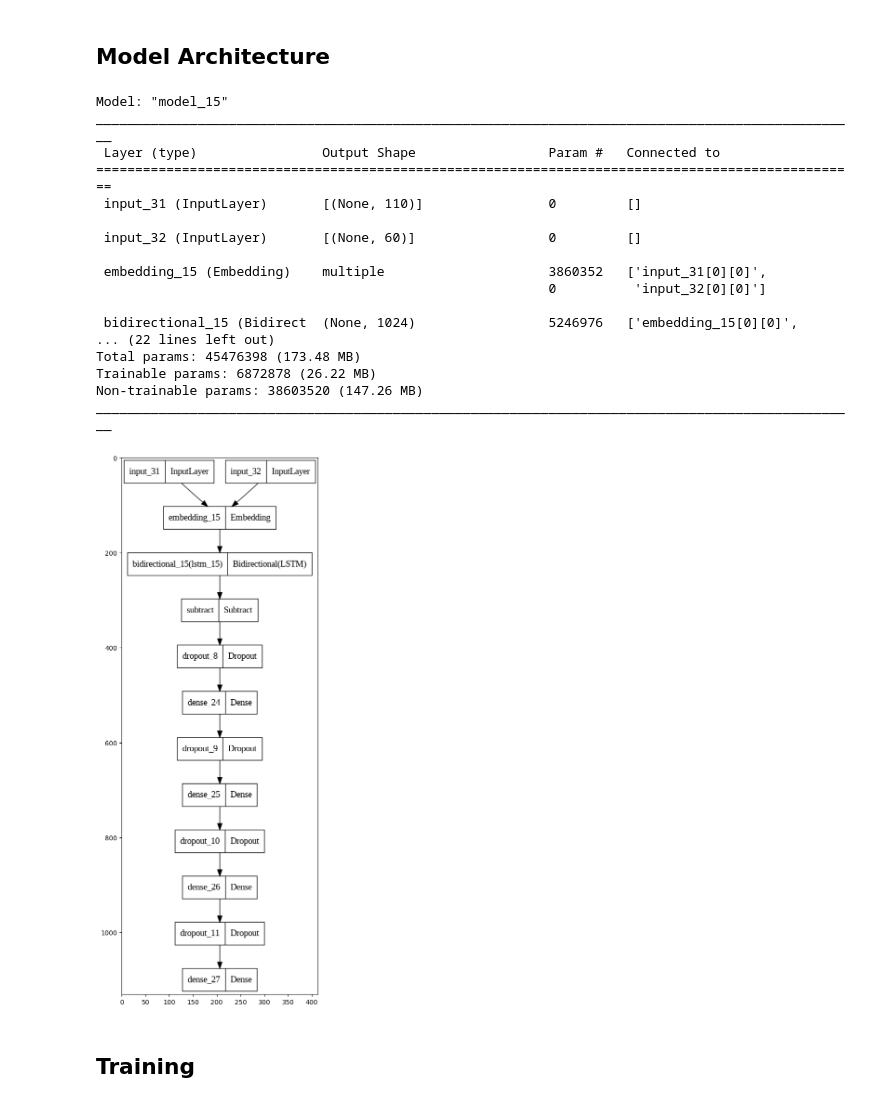
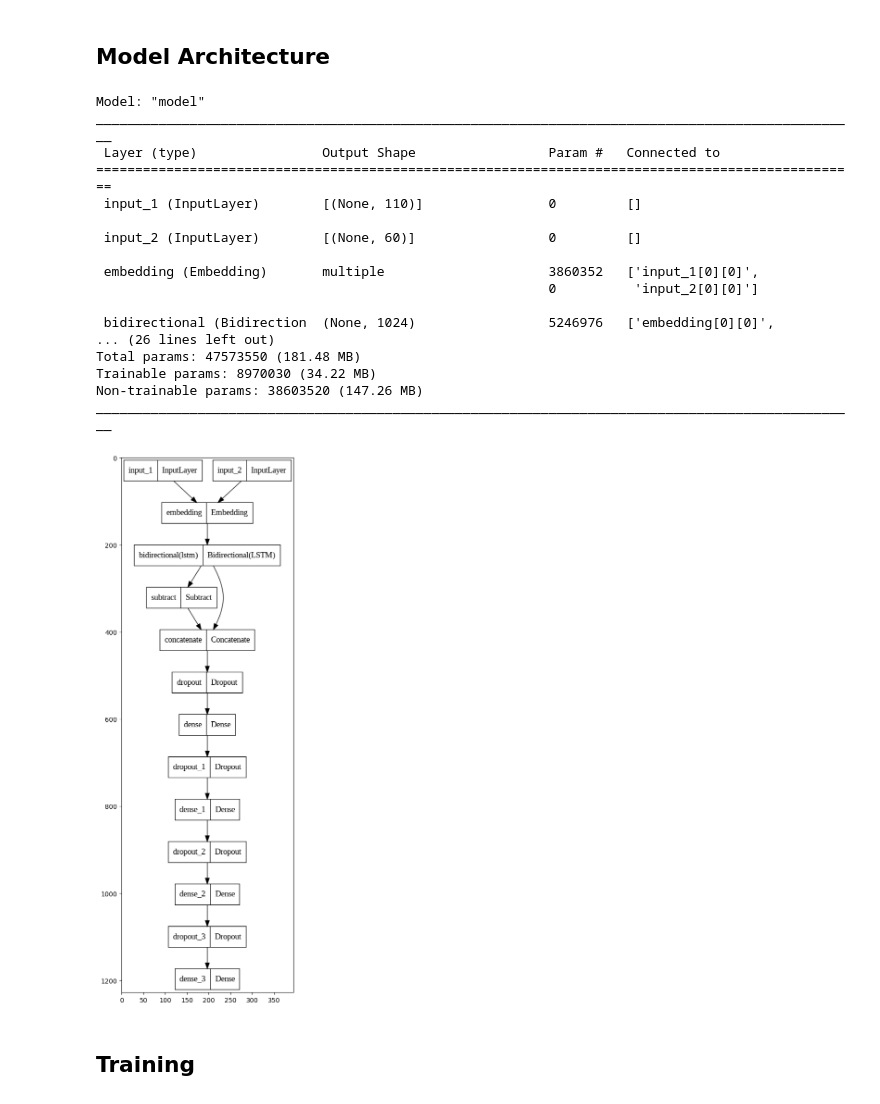
Before and after one commit to DennisKiselev/nlu-coursework, a Jupyter notebook: solution_B/experimentation_bert.ipynb, the cells around one changed output. Saved outputs shown, nothing was run; the diff lists cells and outputs as text; code cells hidden in the pictures.

Commit message:
Train final model with higher dropout and attention, #2

```diff
--- a/solution_B/experimentation_bert.ipynb
+++ b/solution_B/experimentation_bert.ipynb
@@ -514,52 +545,57 @@ This architecture experiments with just **subtraction**.
 model_name = "model_subtraction_fusion"
 # %% [markdown]
 ## Model Architecture
+# %%
+OPTIMIZER = RMSprop(INITIAL_LR)
+callback = ReduceLROnPlateau(monitor='val_loss', factor=0.5,
+                              patience=2, min_lr=0.00001, min_delta=0.01)
 # %%
 input_premises = Input(shape=(MAX_PREMISE_LENGTH,))
 input_hypotheses = Input(shape=(MAX_HYPOTHESIS_LENGTH,))
 
 embedding_layer = Embedding(input_dim=VOCAB_SIZE, output_dim=EMBEDDING_SIZE, weights=[embedding_matrix], trainable=False)
 premises = embedding_layer(input_premises)
 hypotheses = embedding_layer(input_hypotheses)
 
 lstm_layer = Bidirectional(LSTM(512, return_sequences=False, dropout=DROPOUT))
 premises = lstm_layer(premises)
 hypotheses = lstm_layer(hypotheses)
 
-merged = subtract([premises, hypotheses])
+sub = subtract([premises, hypotheses])
+merged = concatenate([premises, sub, hypotheses], axis=-1)
 
-x = Dropout(0.2)(merged)
+x = Dropout(DROPOUT)(merged)
 x = Dense(1024, activation="relu")(x)
-x = Dropout(0.2)(x)
+x = Dropout(DROPOUT)(x)
 x = Dense(512, activation="relu")(x)
-x = Dropout(0.2)(x)
+x = Dropout(DROPOUT)(x)
 x = Dense(100, activation="relu")(x)
-x = Dropout(0.2)(x)
+x = Dropout(DROPOUT)(x)
 output_layer = Dense(NUM_LABELS, activation=OUTPUT_ACTIVATION)(x)
 
 model = Model(inputs=[input_premises, input_hypotheses], outputs=output_layer)
 model.compile(loss=LOSS_FUNCTION, optimizer=OPTIMIZER, metrics=['accuracy'])
 
 show_model_architecture(model=model, filename=f"{model_name}_architecture.png")
 # %% [output]
-Model: "model_15"
+Model: "model"
 __________________________________________________________________________________________________
  Layer (type)                Output Shape                 Param #   Connected to
 ==================================================================================================
- input_31 (InputLayer)       [(None, 110)]                0         []
+ input_1 (InputLayer)        [(None, 110)]                0         []
 
- input_32 (InputLayer)       [(None, 60)]                 0         []
+ input_2 (InputLayer)        [(None, 60)]                 0         []
 
- embedding_15 (Embedding)    multiple                     3860352   ['input_31[0][0]',
-                                                          0          'input_32[0][0]']
+ embedding (Embedding)       multiple                     3860352   ['input_1[0][0]',
+                                                          0          'input_2[0][0]']
 
- bidirectional_15 (Bidirect  (None, 1024)                 5246976   ['embedding_15[0][0]',
-... (22 lines left out)
-Total params: 45476398 (173.48 MB)
-Trainable params: 6872878 (26.22 MB)
+ bidirectional (Bidirection  (None, 1024)                 5246976   ['embedding[0][0]',
+... (26 lines left out)
+Total params: 47573550 (181.48 MB)
+Trainable params: 8970030 (34.22 MB)
 Non-trainable params: 38603520 (147.26 MB)
 __________________________________________________________________________________________________
-[figure, old version]
+[figure, new version]
 # %% [markdown]
 ## Training
 # %%
```
Also changed, not shown: parts of 67 cells of this notebook, 23 other files.
